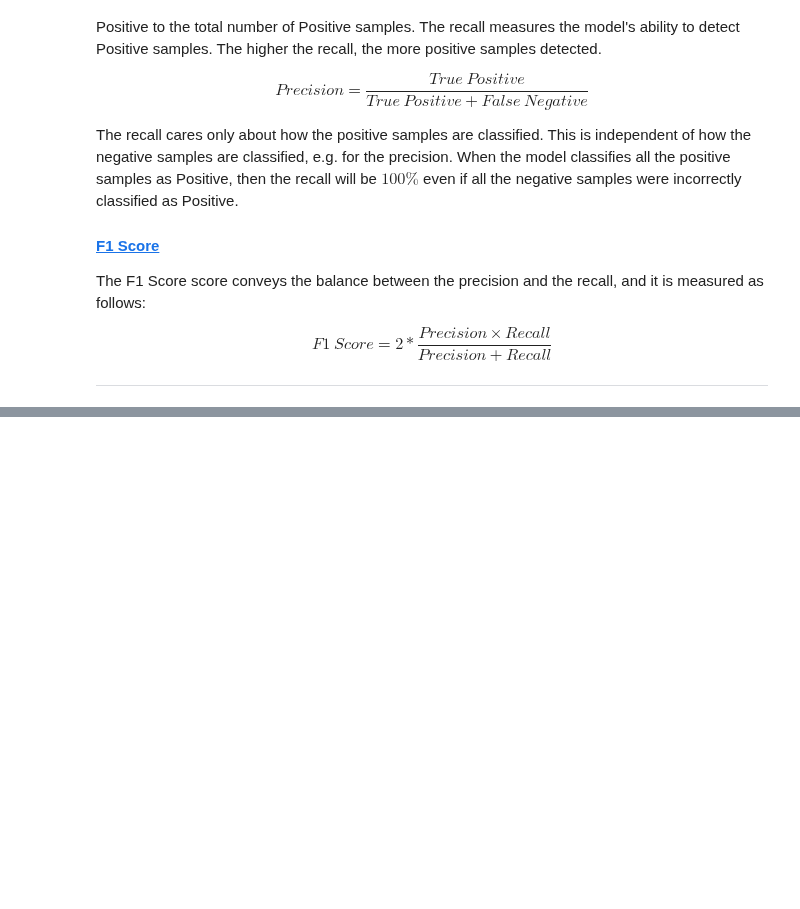
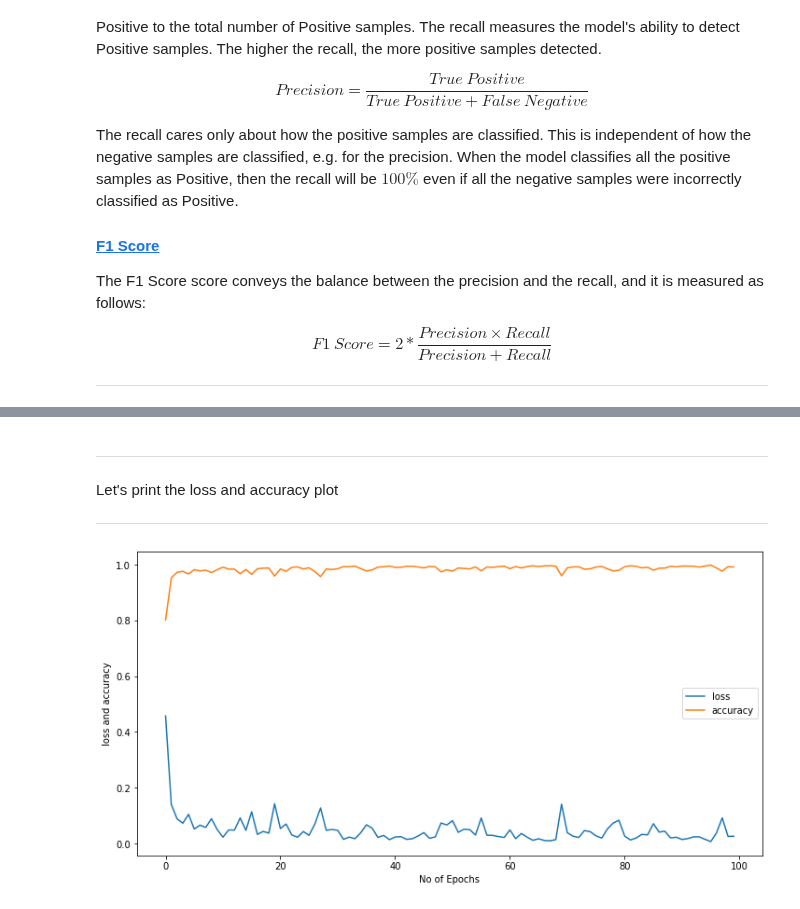
Before and after one commit to ImranNust/Spring2021_CS_ANN_Class, a Jupyter notebook: Lecture4_ShallowAndDeepNetowks/Module6_MultiClassClassification.ipynb, the cells around one changed output, grey strips where cells are left out. Saved outputs shown, nothing was run; the diff lists cells and outputs as text; code cells hidden in the pictures; blank space fills up the shorter version.

Commit message:
Added a deep network to solve the multi-class classification.

```diff
--- a/Lecture4_ShallowAndDeepNetowks/Module6_MultiClassClassification.ipynb
+++ b/Lecture4_ShallowAndDeepNetowks/Module6_MultiClassClassification.ipynb
@@ -251,0 +260,17 @@ weighted avg       0.59      0.56      0.56      3000
+# %%
+deep_model = Sequential(name = 'Deep-Model')
+
+deep_model.add(Dense(units = 128, input_shape = (2, ), activation = 'tanh', name = 'Layer-1'))
+deep_model.add(Dense(units = 64, activation = 'tanh', name = 'Layer2'))
+deep_model.add(Dense(units = 32, activation = 'tanh', name = 'Layer3'))
+deep_model.add(Dense(units = 16, activation = 'tanh', name = 'Layer4'))
+deep_model.add(Dense(units = 3, activation = 'softmax', name = 'Layer5'))
+
+deep_model.compile(
+    optimizer = tf.keras.optimizers.Adam(learning_rate = 0.01),
+    loss = tf.keras.losses.SparseCategoricalCrossentropy(),
+    metrics = ['accuracy']
+)
+
+history = deep_model.fit(X, y, verbose = False, epochs = 100)
+print(deep_model.summary())
@@ -251,0 +297,14 @@ weighted avg       0.59      0.56      0.56      3000
+# %% [markdown]
+***
+Let's print the loss and accuracy plot
+___
+# %%
+plt.figure(figsize = (12, 6))
+plt.plot(history.history['loss'])
+plt.plot(history.history['accuracy'])
+plt.legend(['loss', 'accuracy'])
+plt.xlabel('No of Epochs')
+plt.ylabel('loss and accuracy')
+plt.show()
+# %% [output]
+[figure, added]
```
Also changed, not shown: parts of 12 cells of this notebook.
